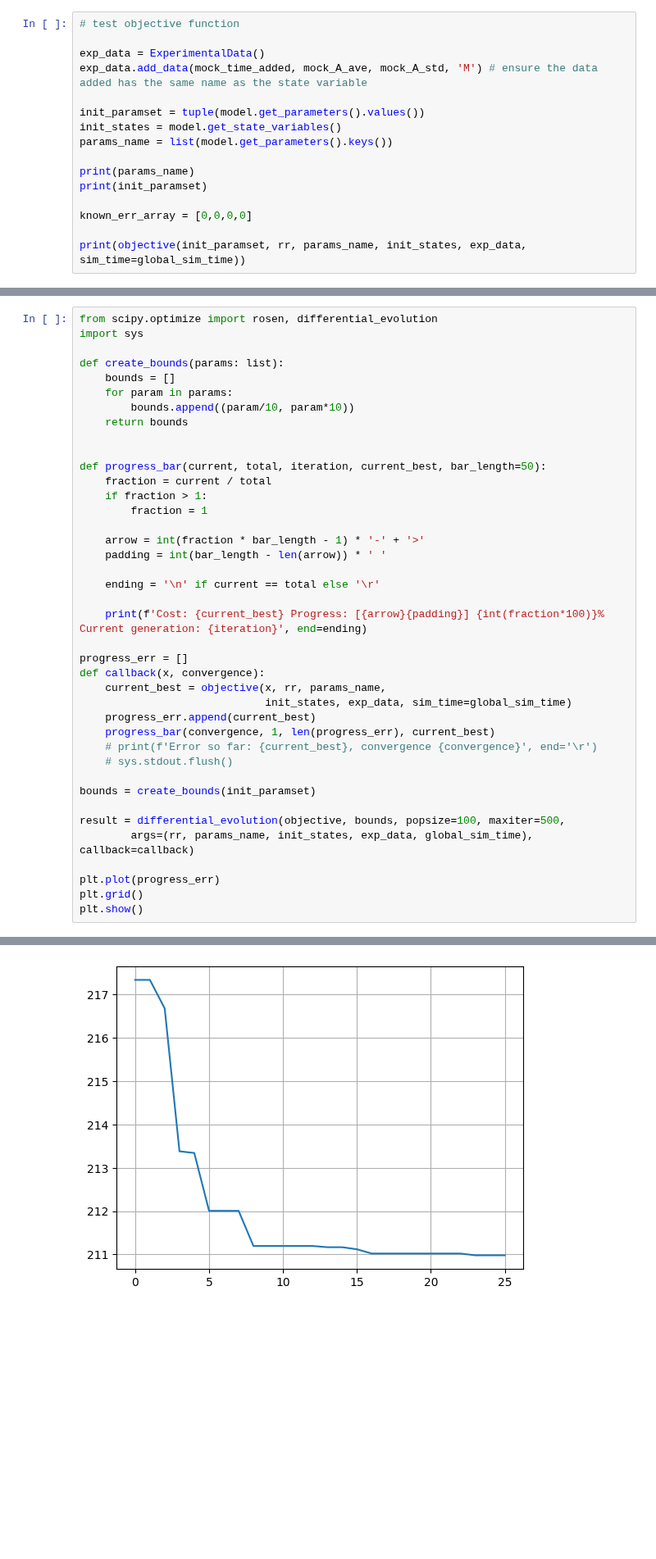
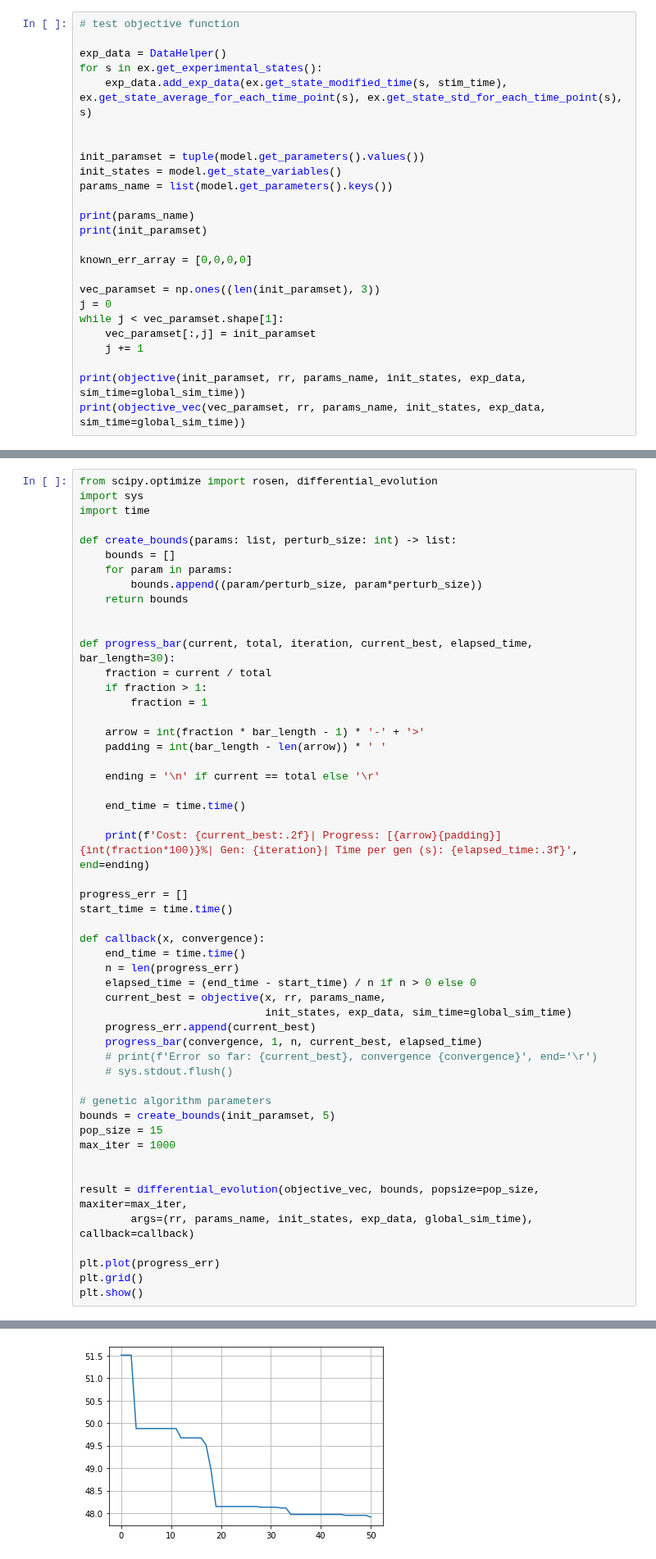
Before and after one commit to AnEvilBurrito/new-peak-project, a Jupyter notebook: src/parameter_estimation.ipynb, the cells around one changed output, grey strips where cells are left out. Shown at 82% size. Cells and saved outputs as stored; diff of their text form; blank space fills up the shorter version.

```diff
--- a/src/parameter_estimation.ipynb
+++ b/src/parameter_estimation.ipynb
@@ -632,8 +799,10 @@ def objective(p,
 # %%
 # test objective function
 
-exp_data = ExperimentalData()
-exp_data.add_data(mock_time_added, mock_A_ave, mock_A_std, 'M') # ensure the data added has the same name as the state variable
+exp_data = DataHelper()
+for s in ex.get_experimental_states():
+    exp_data.add_exp_data(ex.get_state_modified_time(s, stim_time), ex.get_state_average_for_each_time_point(s), ex.get_state_std_for_each_time_point(s), s)
+
 
 init_paramset = tuple(model.get_parameters().values())
 init_states = model.get_state_variables()
@@ -644,5 +813,12 @@ print(init_paramset)
 
 known_err_array = [0,0,0,0]
 
+vec_paramset = np.ones((len(init_paramset), 3))
+j = 0
+while j < vec_paramset.shape[1]:
+    vec_paramset[:,j] = init_paramset
+    j += 1
+
 print(objective(init_paramset, rr, params_name, init_states, exp_data, sim_time=global_sim_time))
+print(objective_vec(vec_paramset, rr, params_name, init_states, exp_data, sim_time=global_sim_time))
 # %% [output]
@@ -654,15 +830,16 @@ print(objective(init_paramset, rr, params_name, init_states, exp_data, sim_time=
 # %%
 from scipy.optimize import rosen, differential_evolution
 import sys
+import time
 
-def create_bounds(params: list):
+def create_bounds(params: list, perturb_size: int) -> list:
     bounds = []
     for param in params:
-        bounds.append((param/10, param*10))
+        bounds.append((param/perturb_size, param*perturb_size))
     return bounds
 
 
-def progress_bar(current, total, iteration, current_best, bar_length=50):
+def progress_bar(current, total, iteration, current_best, elapsed_time, bar_length=30):
     fraction = current / total
     if fraction > 1:
         fraction = 1
@@ -672,20 +849,31 @@ def progress_bar(current, total, iteration, current_best, bar_length=50):
 
     ending = '\n' if current == total else '\r'
 
-    print(f'Cost: {current_best} Progress: [{arrow}{padding}] {int(fraction*100)}% Current generation: {iteration}', end=ending)
+    end_time = time.time()
+
+    print(f'Cost: {current_best:.2f}| Progress: [{arrow}{padding}] {int(fraction*100)}%| Gen: {iteration}| Time per gen (s): {elapsed_time:.3f}', end=ending)
 
 progress_err = []
+start_time = time.time()
+
 def callback(x, convergence):
+    end_time = time.time()
+    n = len(progress_err)
+    elapsed_time = (end_time - start_time) / n if n > 0 else 0
     current_best = objective(x, rr, params_name,
                              init_states, exp_data, sim_time=global_sim_time)
     progress_err.append(current_best)
-    progress_bar(convergence, 1, len(progress_err), current_best)
+    progress_bar(convergence, 1, n, current_best, elapsed_time)
     # print(f'Error so far: {current_best}, convergence {convergence}', end='\r')
     # sys.stdout.flush()
 
-bounds = create_bounds(init_paramset)
+# genetic algorithm parameters
+bounds = create_bounds(init_paramset, 5)
+pop_size = 15
+max_iter = 1000
 
-result = differential_evolution(objective, bounds, popsize=100, maxiter=500,
+
+result = differential_evolution(objective_vec, bounds, popsize=pop_size, maxiter=max_iter,
         args=(rr, params_name, init_states, exp_data, global_sim_time), callback=callback)
 
 plt.plot(progress_err)
@@ -696,4 +883,4 @@ Cost: 210.9806477476015 Progress: [---------------------------------------------
-[figure, old version]
+[figure, new version]
 # %% [markdown]
 ## Evaluate multiple optimization runs
 # %%
```
Also changed, not shown: parts of 18 cells of this notebook, 5 other files.
